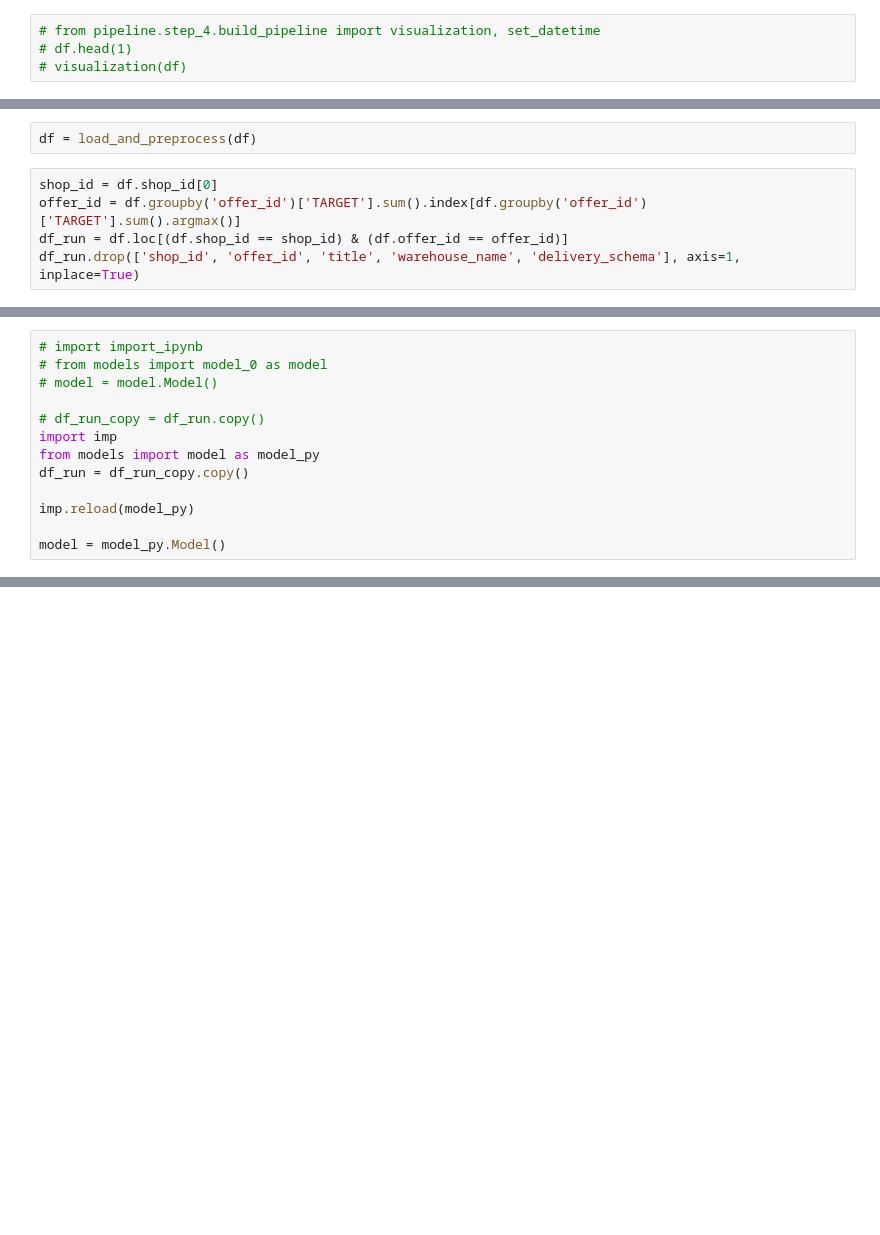
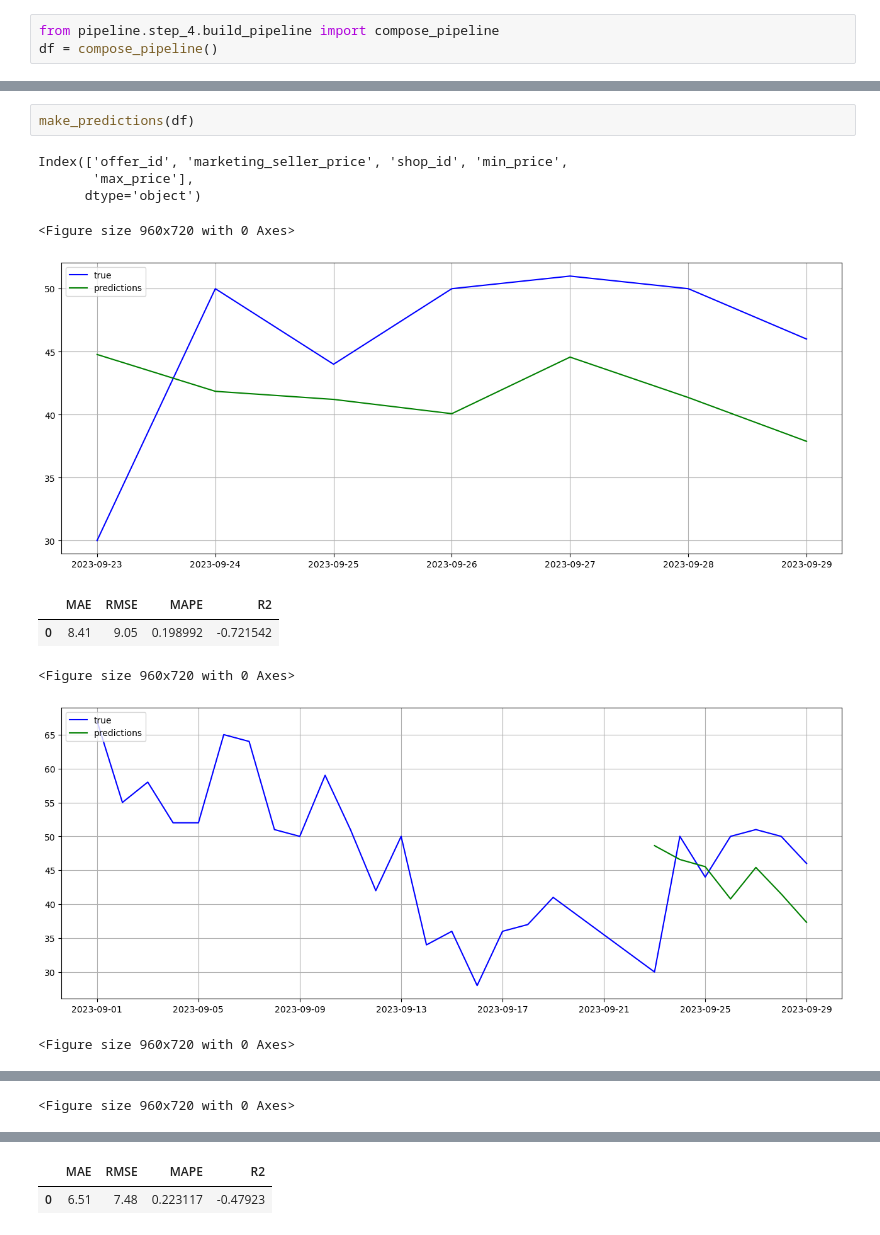
Before and after one commit to daniliambo/suppi-ml, a Jupyter notebook: app/step_4.ipynb, the cells around one changed output, grey strips where cells are left out. Cells and saved outputs as stored; diff of their text form; blank space fills up the shorter version.

```diff
--- a/app/step_4.ipynb
+++ b/app/step_4.ipynb
@@ -34,4 +3,3 @@ df = df_copy.copy()
 # %%
-# from pipeline.step_4.build_pipeline import visualization, set_datetime
-# df.head(1)
-# visualization(df)
+from pipeline.step_4.build_pipeline import compose_pipeline
+df = compose_pipeline()
@@ -81,7 +12,0 @@ def load_and_preprocess(df):
-# %%
-df = load_and_preprocess(df)
-# %%
-shop_id = df.shop_id[0]
-offer_id = df.groupby('offer_id')['TARGET'].sum().index[df.groupby('offer_id')['TARGET'].sum().argmax()]
-df_run = df.loc[(df.shop_id == shop_id) & (df.offer_id == offer_id)]
-df_run.drop(['shop_id', 'offer_id', 'title', 'warehouse_name', 'delivery_schema'], axis=1, inplace=True)
@@ -100,13 +12,0 @@ df_run.head(1)
-# %%
-# import import_ipynb
-# from models import model_0 as model
-# model = model.Model()
-
-# df_run_copy = df_run.copy()
-import imp
-from models import model as model_py
-df_run = df_run_copy.copy()
-
-imp.reload(model_py)
-
-model = model_py.Model()
@@ -127,0 +59,13 @@ Timestamp('2023-10-09 00:00:00')
+# %%
+make_predictions(df)
+# %% [output]
+Index(['offer_id', 'marketing_seller_price', 'shop_id', 'min_price',
+       'max_price'],
+      dtype='object')
+<Figure size 960x720 with 0 Axes>
+[figure, added]
+|  | MAE | RMSE | MAPE | R2 |
+| 0 | 8.41 | 9.05 | 0.198992 | -0.721542 |
+<Figure size 960x720 with 0 Axes>
+[figure, added]
+<Figure size 960x720 with 0 Axes>
@@ -127,0 +73 @@ Timestamp('2023-10-09 00:00:00')
+<Figure size 960x720 with 0 Axes>
@@ -127,0 +75,2 @@ Timestamp('2023-10-09 00:00:00')
+|  | MAE | RMSE | MAPE | R2 |
+| 0 | 6.51 | 7.48 | 0.223117 | -0.47923 |
```
Also changed, not shown: parts of 12 cells of this notebook, 11 other files.
